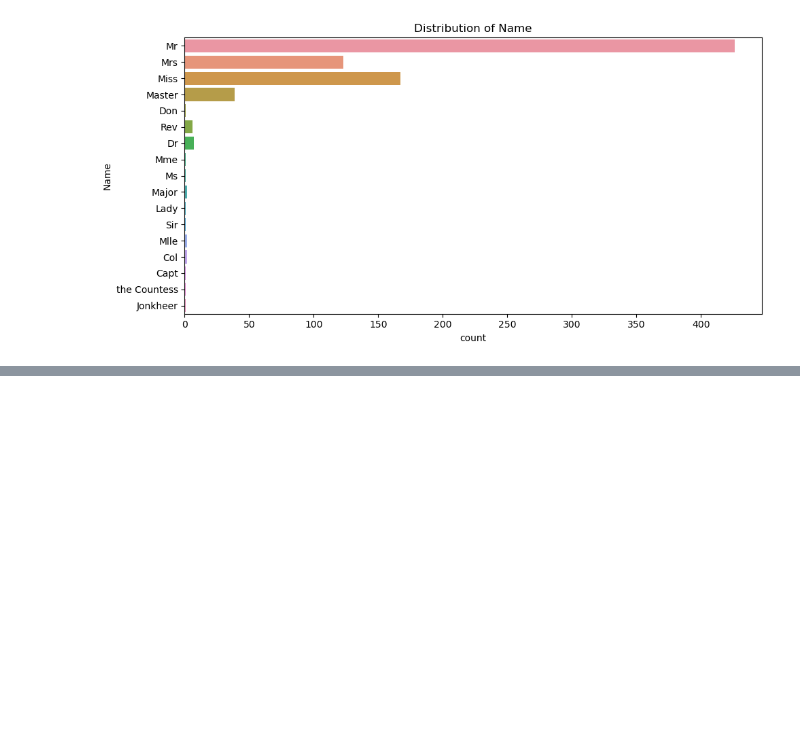
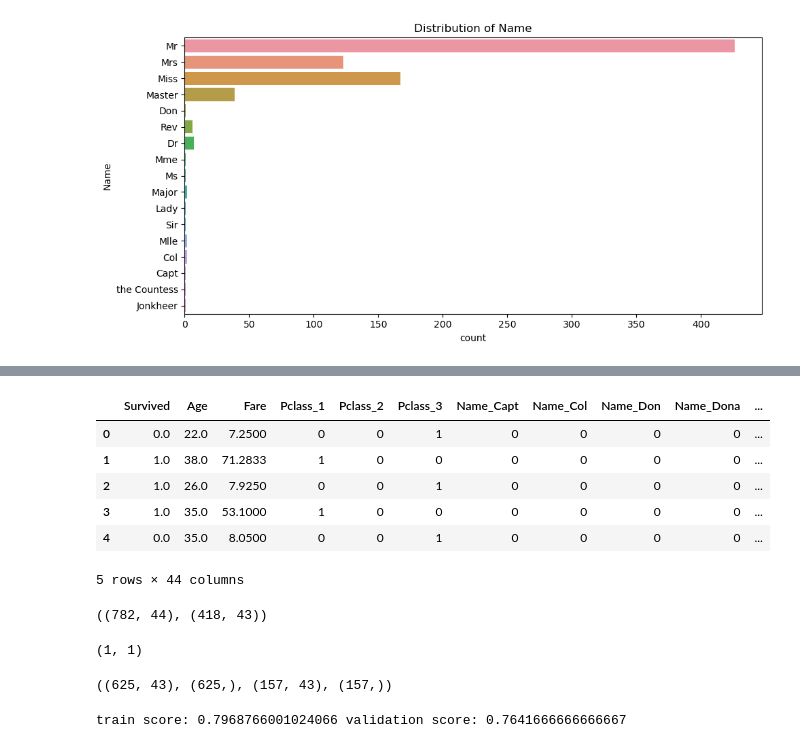
Before and after one commit to xxyyffyeah/CS181_Titanic, a Jupyter notebook: logistics.ipynb, the cells around one changed output, grey strips where cells are left out. Saved outputs shown, nothing was run; the diff lists cells and outputs as text; code cells hidden in the pictures; blank space fills up the shorter version.

Commit message:
new logistics

```diff
--- a/logistics.ipynb
+++ b/logistics.ipynb
@@ -181,0 +187,55 @@ Name: Sex, Length: 782, dtype: object
+# %%
+data=pd.concat([train2,test2],axis=0,ignore_index=True)
+data[['Pclass','SibSp','Parch']]=data[['Pclass','SibSp','Parch']].astype(object)
+data=pd.get_dummies(data)
+data.head()
+# %% [output]
+|  | Survived | Age | Fare | Pclass_1 | Pclass_2 | Pclass_3 | Name_Capt | Name_Col | Name_Don | Name_Dona | ... |
+| 0 | 0.0 | 22.0 | 7.2500 | 0 | 0 | 1 | 0 | 0 | 0 | 0 | ... |
+| 1 | 1.0 | 38.0 | 71.2833 | 1 | 0 | 0 | 0 | 0 | 0 | 0 | ... |
+| 2 | 1.0 | 26.0 | 7.9250 | 0 | 0 | 1 | 0 | 0 | 0 | 0 | ... |
+| 3 | 1.0 | 35.0 | 53.1000 | 1 | 0 | 0 | 0 | 0 | 0 | 0 | ... |
+| 4 | 0.0 | 35.0 | 8.0500 | 0 | 0 | 1 | 0 | 0 | 0 | 0 | ... |
+5 rows × 44 columns
+# %%
+train=data.iloc[:train2.shape[0],]
+test=data.iloc[train2.shape[0]:,1:]
+
+train.isna().sum()
+train.shape, test.shape
+# %% [output]
+((782, 44), (418, 43))
+# %%
+train.Age=(train.Age-train.Age.mean())/train.Age.std()
+train.Fare=(train.Fare-train.Fare.mean())/train.Fare.std()
+
+test.Age=(test.Age-train.Age.mean())/train.Age.std()
+test.Fare=(test.Fare-train.Fare.mean())/train.Fare.std()
+
+round(train.Age.var()),round(train.Fare.var())
+# %% [output]
+(1, 1)
+# %%
+from sklearn.model_selection import train_test_split
+
+x=train.drop(columns='Survived')
+y=train.Survived
+
+xtrain,xval,ytrain,yval=train_test_split(x,y,test_size=0.2,random_state=50,shuffle=True)
+
+xtrain.shape,ytrain.shape,xval.shape,yval.shape
+# %% [output]
+((625, 43), (625,), (157, 43), (157,))
+# %%
+from sklearn.linear_model import LogisticRegression
+
+model=LogisticRegression()
+lr=model.fit(xtrain,ytrain)
+
+from sklearn.model_selection import cross_val_score
+train_score=cross_val_score(lr,xtrain,ytrain,scoring='accuracy',cv=10).mean()
+val_score=cross_val_score(lr,xval,yval,scoring='accuracy',cv=10).mean()
+
+print('train score:',train_score,'validation score:',val_score)
+# %% [output]
+train score: 0.7968766001024066 validation score: 0.7641666666666667
```
Also changed, not shown: parts of 5 cells of this notebook.
